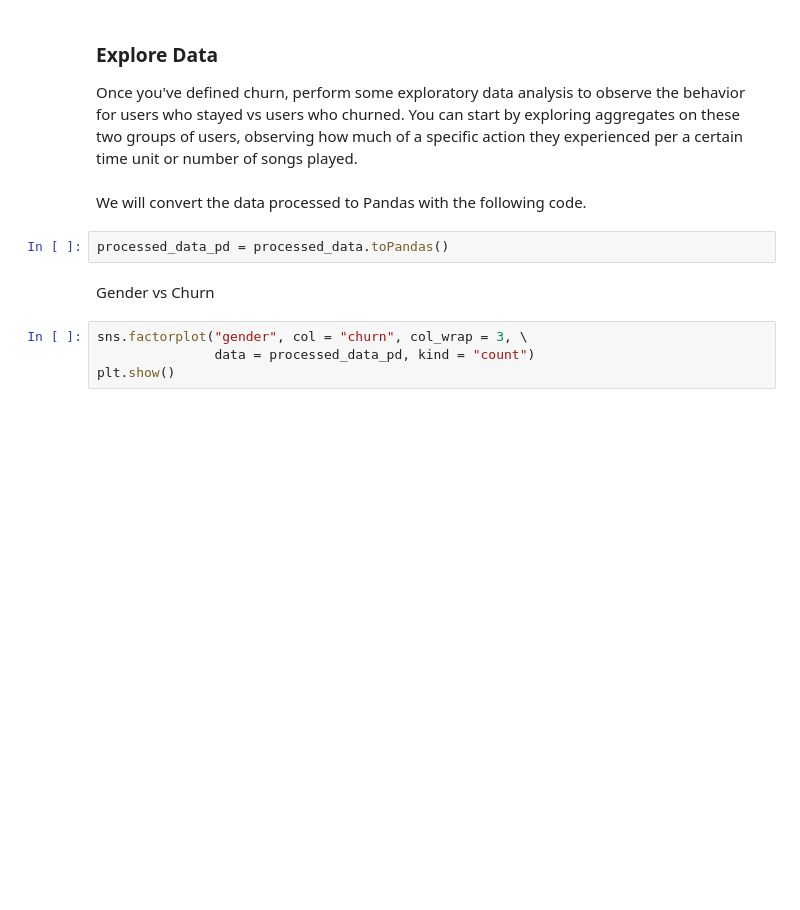
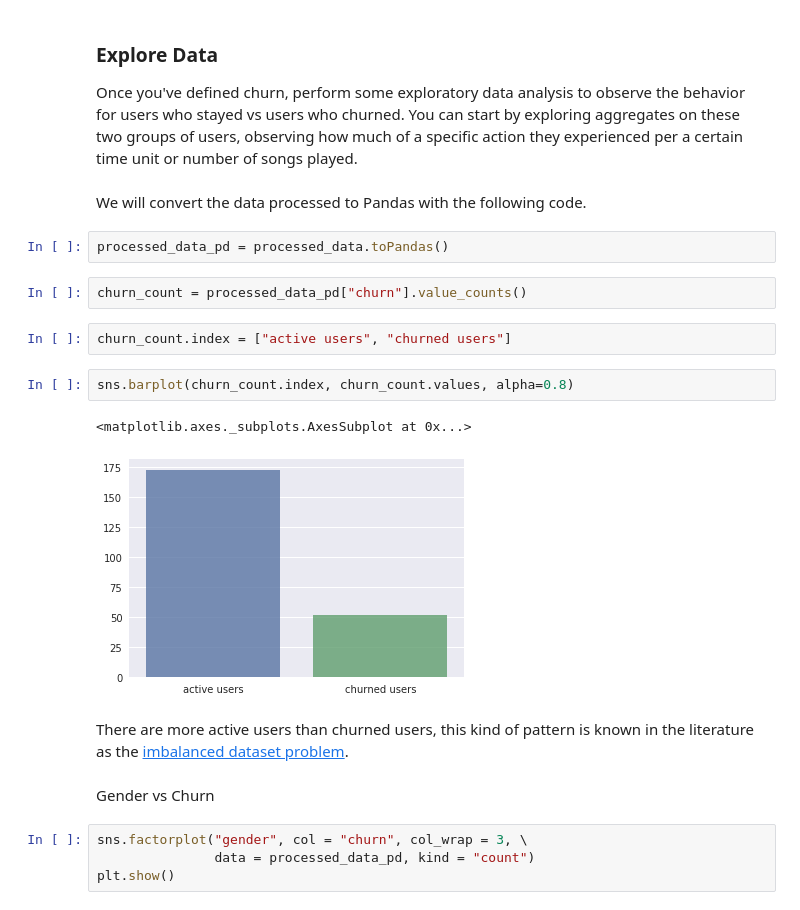
Before and after one commit to ricardoues/sparkify-project, a Jupyter notebook: Sparkify.ipynb, the cells around one changed output. Cells and saved outputs as stored; diff of their text form; blank space fills up the shorter version.

```diff
--- a/Sparkify.ipynb
+++ b/Sparkify.ipynb
@@ -826,6 +935,17 @@ Once you've defined churn, perform some exploratory data analysis to observe the
 We will convert the data processed to Pandas with the following code.
 # %%
 processed_data_pd = processed_data.toPandas()
+# %%
+churn_count = processed_data_pd["churn"].value_counts()
+# %%
+churn_count.index = ["active users", "churned users"]
+# %%
+sns.barplot(churn_count.index, churn_count.values, alpha=0.8)
+# %% [output]
+<matplotlib.axes._subplots.AxesSubplot at 0x...>
+[figure, added]
+# %% [markdown]
+There are more active users than churned users, this kind of pattern is known in the literature as the [imbalanced dataset problem](https://www.analyticsvidhya.com/blog/2017/03/imbalanced-classification-problem/).
 # %% [markdown]
 Gender vs Churn
 # %%
```
Also changed, not shown: parts of 45 cells of this notebook.
